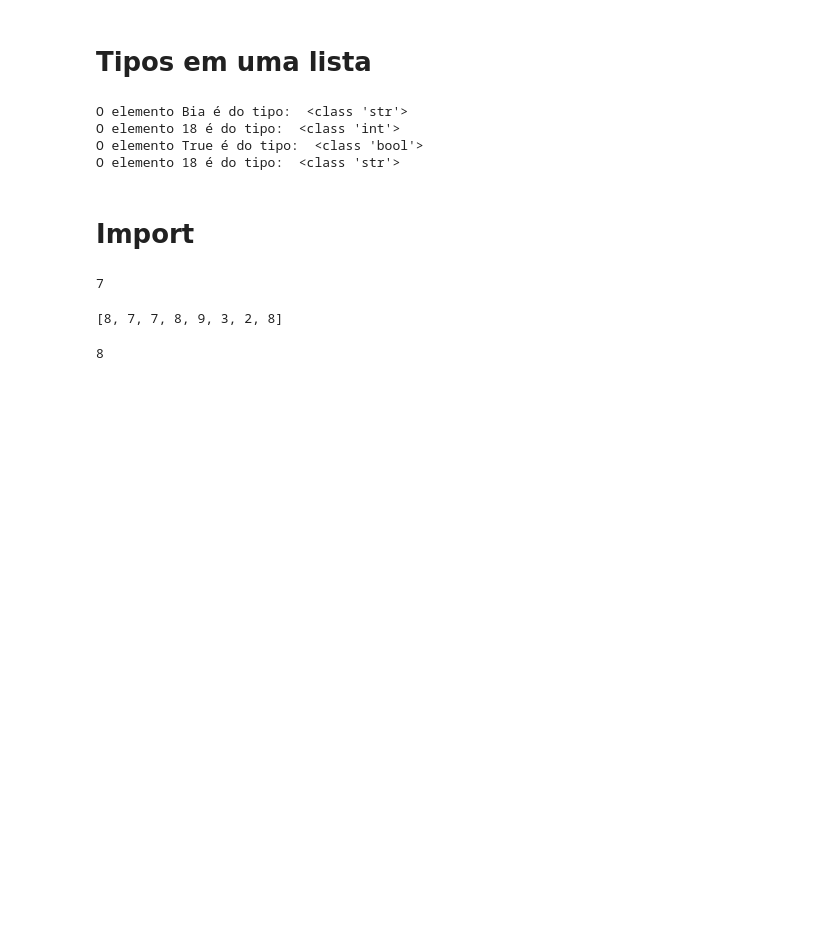
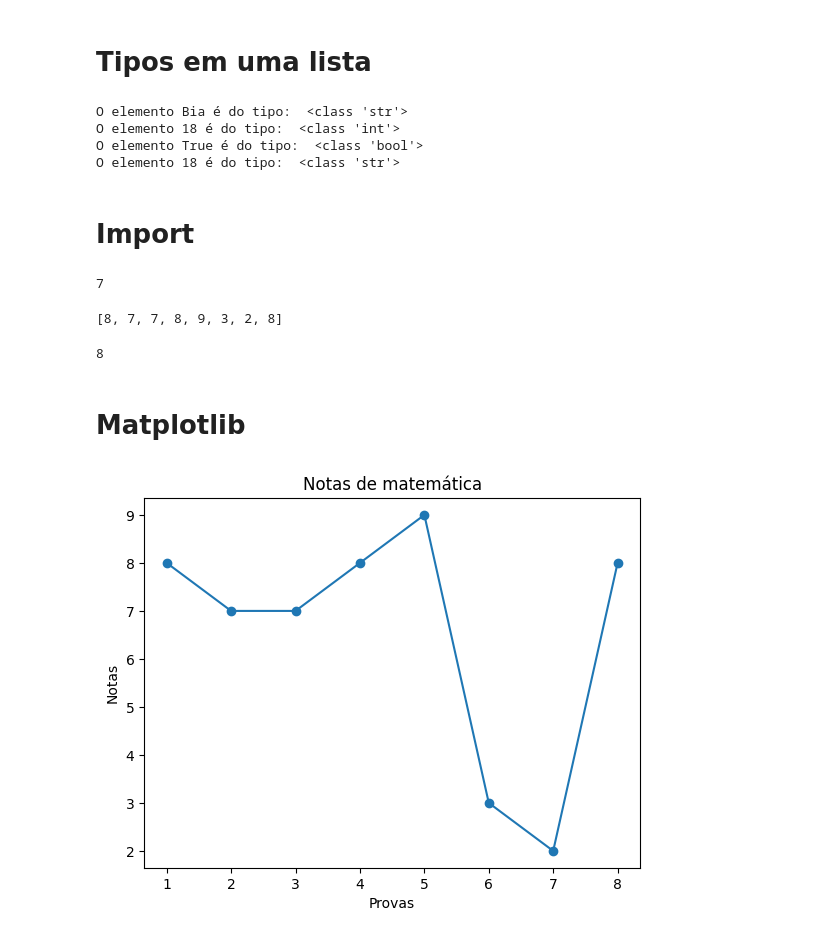
Before and after one commit to biaazinha/Python, a Jupyter notebook: Curso_1_Lógica_de_programação.ipynb, the cells around one changed output. Drawn from its saved outputs; the diff is of its cells as text; code cells hidden in the pictures; blank space fills up the shorter version.

```diff
--- a/Curso_1_Lógica_de_programação.ipynb
+++ b/Curso_1_Lógica_de_programação.ipynb
@@ -207,3 +207,5 @@ notas_matematica
 len(notas_matematica)
 # %% [output]
 8
+# %% [markdown]
+# Matplotlib
@@ -209,0 +214,10 @@ len(notas_matematica)
+# %%
+x = list(range(1 ,9))
+y = notas_matematica
+plt.plot(x, y, marker = 'o') #colocar bolinhas de indicação
+plt.title('Notas de matemática')
+plt.xlabel('Provas')
+plt.ylabel('Notas')
+plt.show() #não exibir os dados do gráfico
+# %% [output]
+[figure, added]
```
Also changed, not shown: parts of 1 cell of this notebook.
